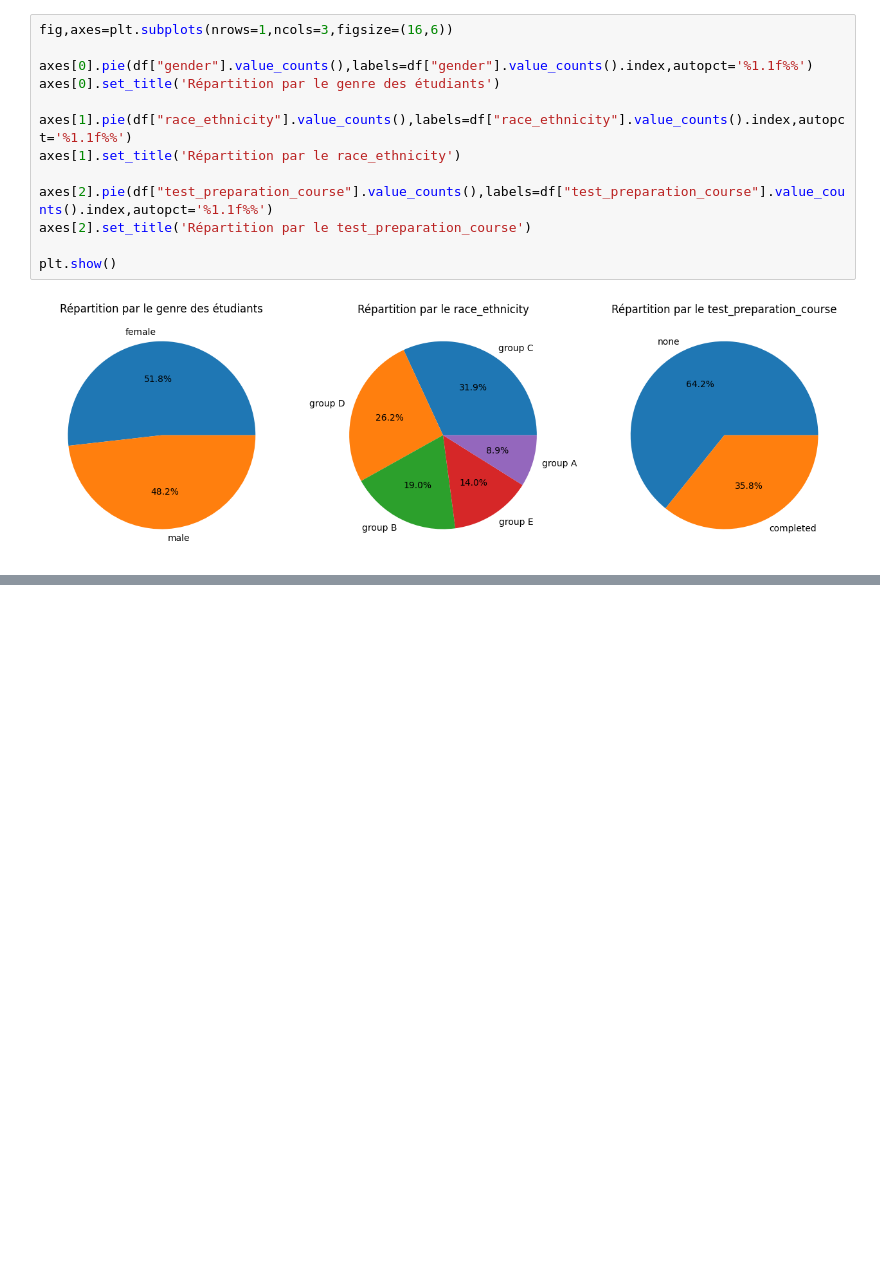
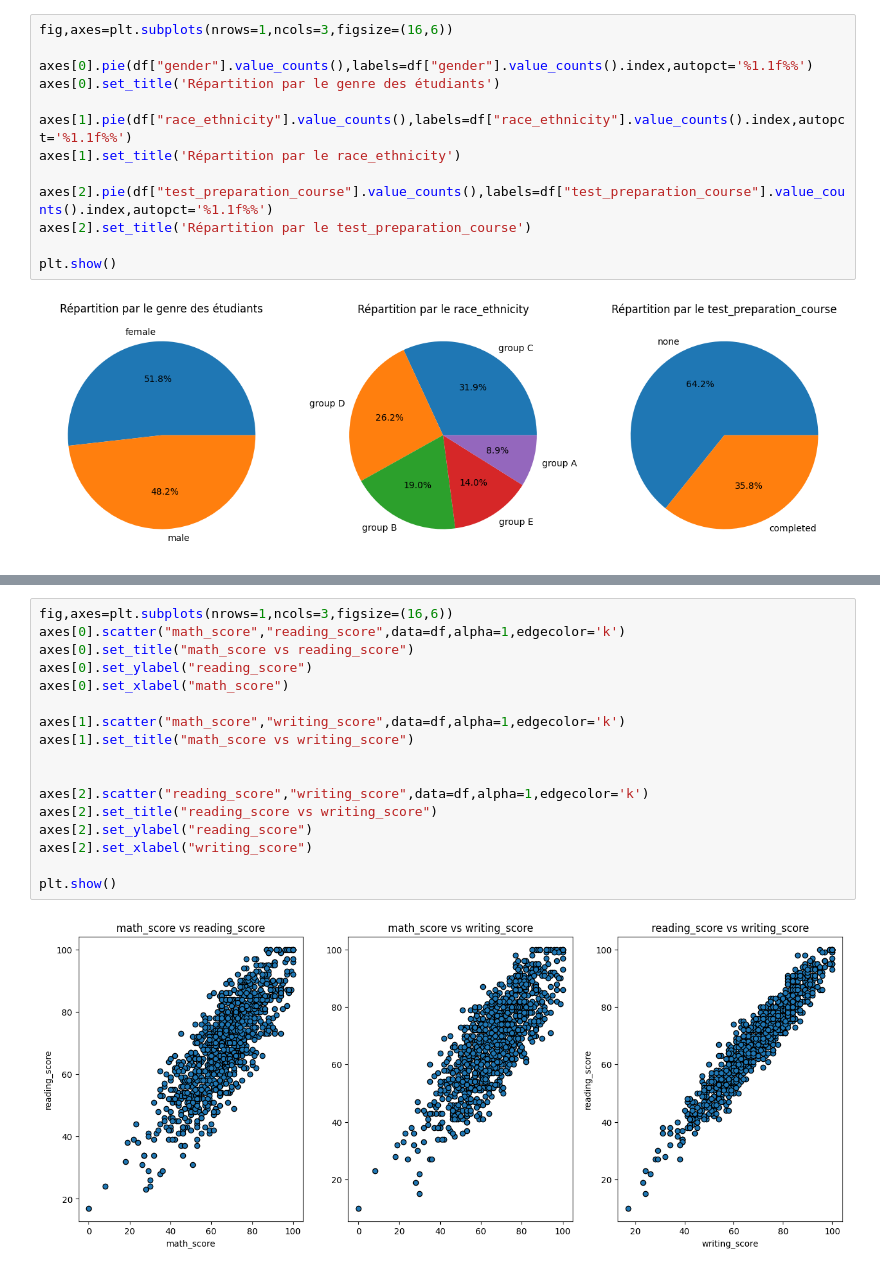
Before and after one commit to bigirimanainnocent12/Visualisations-de-donn-es, a Jupyter notebook: Techniques_de_visulaisations_de_données.ipynb, the cells around one changed output, grey strips where cells are left out. Saved outputs shown, nothing was run; the diff lists cells and outputs as text; blank space fills up the shorter version.

```diff
--- a/Techniques_de_visulaisations_de_données.ipynb
+++ b/Techniques_de_visulaisations_de_données.ipynb
@@ -80,0 +85,19 @@ plt.show()
+# %%
+fig,axes=plt.subplots(nrows=1,ncols=3,figsize=(16,6))
+axes[0].scatter("math_score","reading_score",data=df,alpha=1,edgecolor='k')
+axes[0].set_title("math_score vs reading_score")
+axes[0].set_ylabel("reading_score")
+axes[0].set_xlabel("math_score")
+
+axes[1].scatter("math_score","writing_score",data=df,alpha=1,edgecolor='k')
+axes[1].set_title("math_score vs writing_score")
+
+
+axes[2].scatter("reading_score","writing_score",data=df,alpha=1,edgecolor='k')
+axes[2].set_title("reading_score vs writing_score")
+axes[2].set_ylabel("reading_score")
+axes[2].set_xlabel("writing_score")
+
+plt.show()
+# %% [output]
+[figure, added]
```
Also changed, not shown: parts of 1 cell of this notebook.
